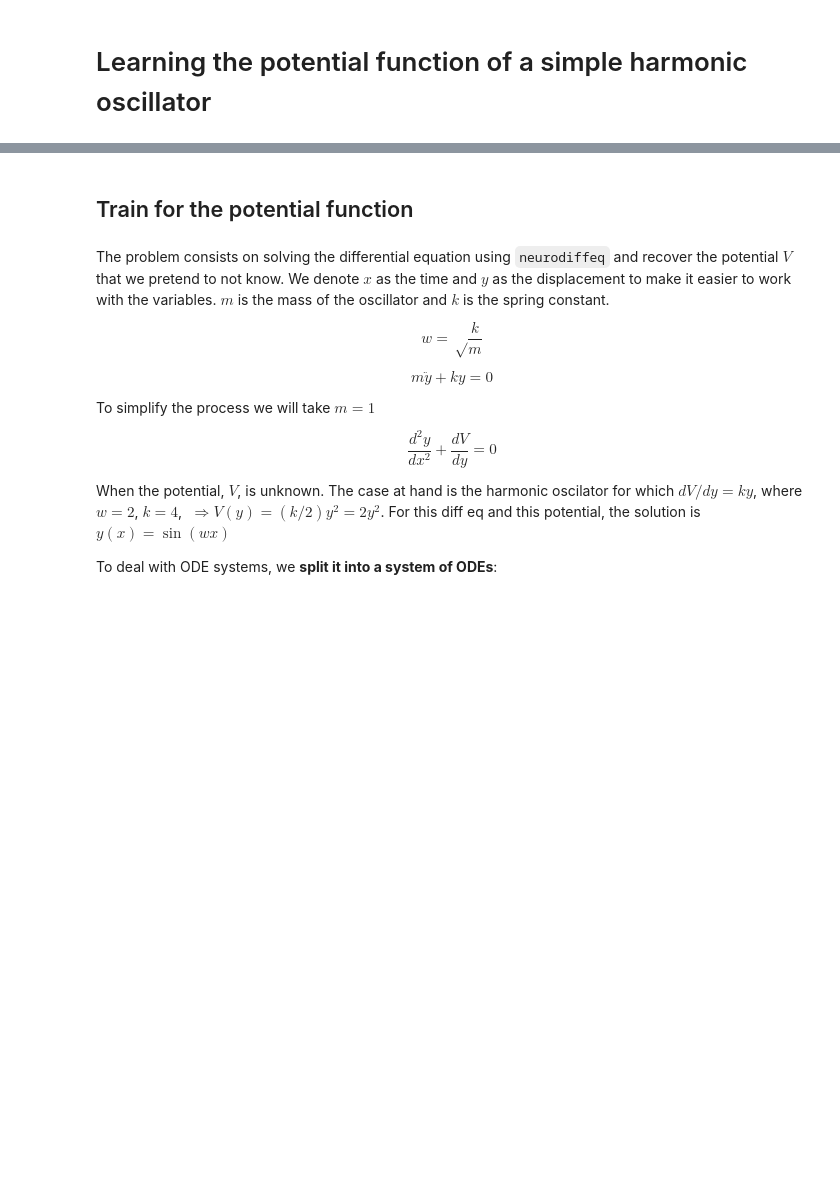
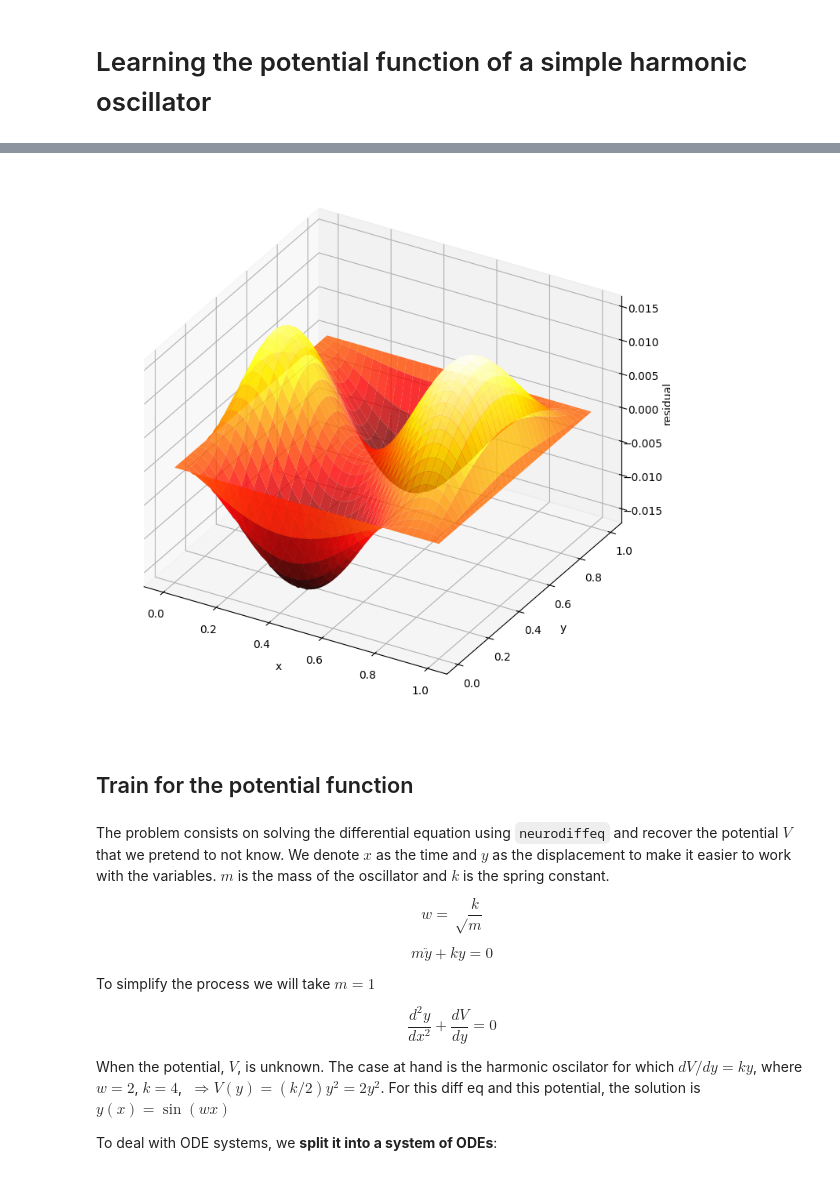
Before and after one commit to Nachiket-Yadav/c_physics_projects, a Jupyter notebook: CPhysics_Final_Project.ipynb, the cells around one changed output, grey strips where cells are left out. Cells and saved outputs as stored; diff of their text form; code cells hidden in the pictures; blank space fills up the shorter version.

```diff
--- a/CPhysics_Final_Project.ipynb
+++ b/CPhysics_Final_Project.ipynb
@@ -135,3 +226,9 @@ plt.legend()
+# %%
+solution_analytical_laplace = lambda x, y: np.sin(np.pi*y) * np.sinh(np.pi*(1-x))/np.sinh(np.pi)
+sol_ana = solution_analytical_laplace(xx, yy)
+plt_surf(xx, yy, sol_net-sol_ana, z_label='residual', title='residual of the neural network solution')
+# %% [output]
+[figure, added]
 # %% [markdown]
 ## Train for the potential function
 # %% [markdown]
```
Also changed, not shown: parts of 6 cells of this notebook.
